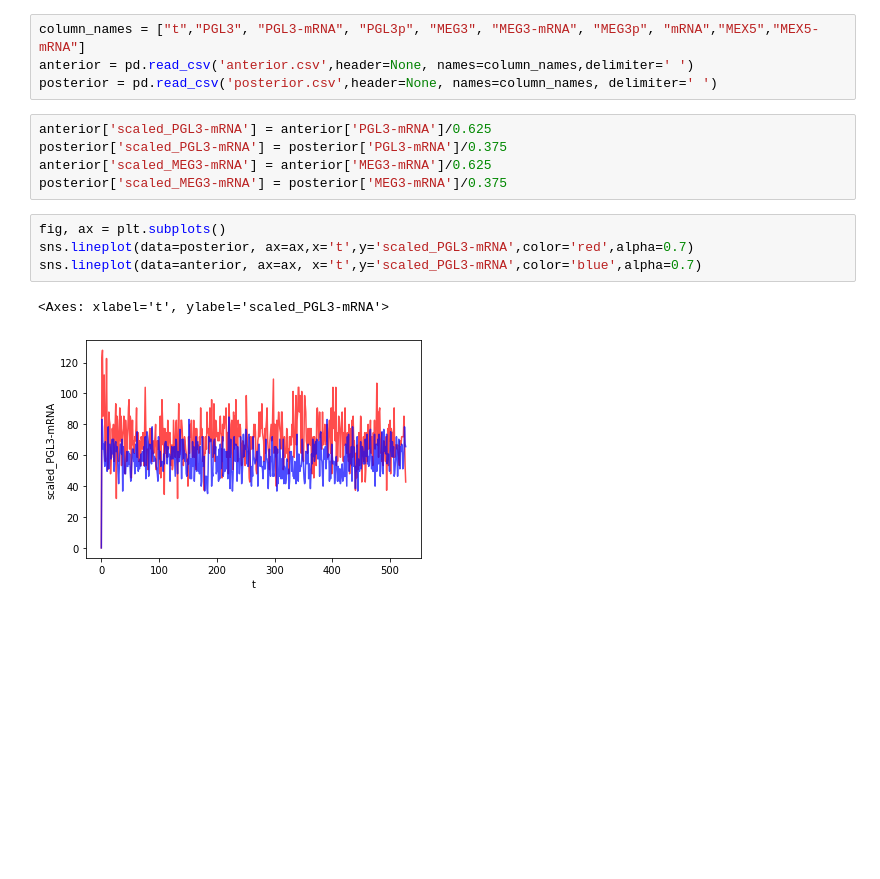
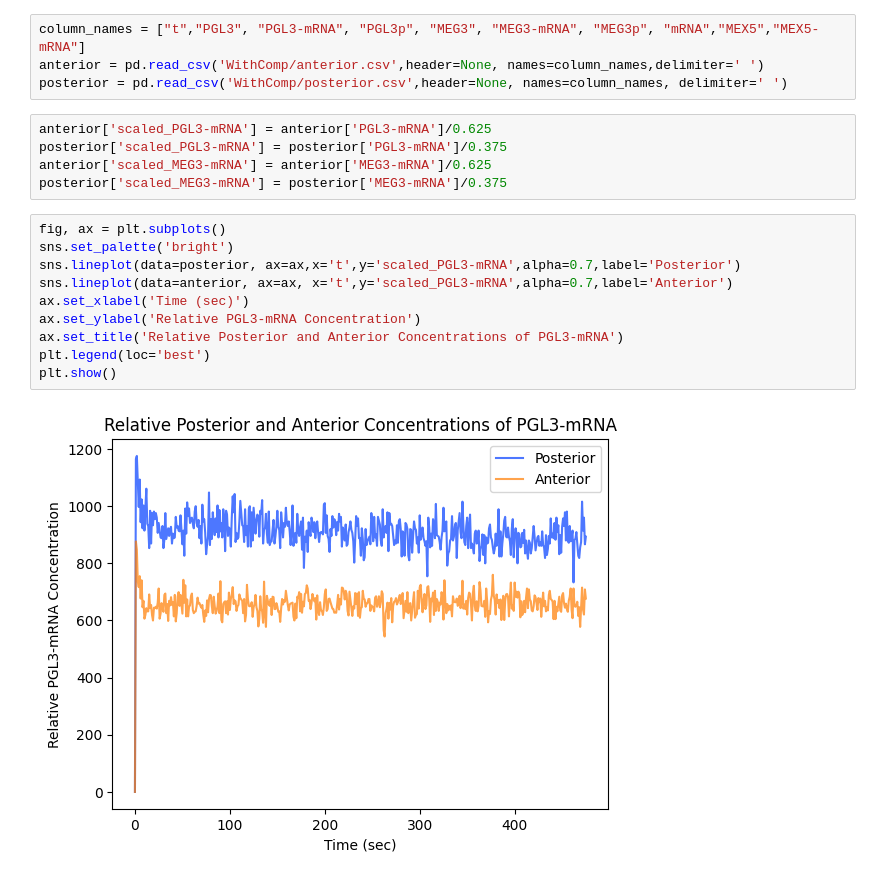
Before and after one commit to toby-clark4/Mini-Project, a Jupyter notebook: analysis.ipynb, the cells around one changed output. Drawn from its saved outputs; the diff is of its cells as text; blank space fills up the shorter version.

```diff
--- a/analysis.ipynb
+++ b/analysis.ipynb
@@ -5,8 +5,8 @@ import matplotlib.pyplot as plt
 import seaborn as sns
 # %%
 column_names = ["t","PGL3", "PGL3-mRNA", "PGL3p", "MEG3", "MEG3-mRNA", "MEG3p", "mRNA","MEX5","MEX5-mRNA"]
-anterior = pd.read_csv('anterior.csv',header=None, names=column_names,delimiter=' ')
-posterior = pd.read_csv('posterior.csv',header=None, names=column_names, delimiter=' ')
+anterior = pd.read_csv('WithComp/anterior.csv',header=None, names=column_names,delimiter=' ')
+posterior = pd.read_csv('WithComp/posterior.csv',header=None, names=column_names, delimiter=' ')
 # %%
 anterior['scaled_PGL3-mRNA'] = anterior['PGL3-mRNA']/0.625
 posterior['scaled_PGL3-mRNA'] = posterior['PGL3-mRNA']/0.375
@@ -14,8 +14,13 @@ anterior['scaled_MEG3-mRNA'] = anterior['MEG3-mRNA']/0.625
 posterior['scaled_MEG3-mRNA'] = posterior['MEG3-mRNA']/0.375
 # %%
 fig, ax = plt.subplots()
-sns.lineplot(data=posterior, ax=ax,x='t',y='scaled_PGL3-mRNA',color='red',alpha=0.7)
-sns.lineplot(data=anterior, ax=ax, x='t',y='scaled_PGL3-mRNA',color='blue',alpha=0.7)
+sns.set_palette('bright')
+sns.lineplot(data=posterior, ax=ax,x='t',y='scaled_PGL3-mRNA',alpha=0.7,label='Posterior')
+sns.lineplot(data=anterior, ax=ax, x='t',y='scaled_PGL3-mRNA',alpha=0.7,label='Anterior')
+ax.set_xlabel('Time (sec)')
+ax.set_ylabel('Relative PGL3-mRNA Concentration')
+ax.set_title('Relative Posterior and Anterior Concentrations of PGL3-mRNA')
+plt.legend(loc='best')
+plt.show()
 # %% [output]
-<Axes: xlabel='t', ylabel='scaled_PGL3-mRNA'>
-[figure, old version]
+[figure, new version]
```
Also changed, not shown: parts of 3 cells of this notebook.
